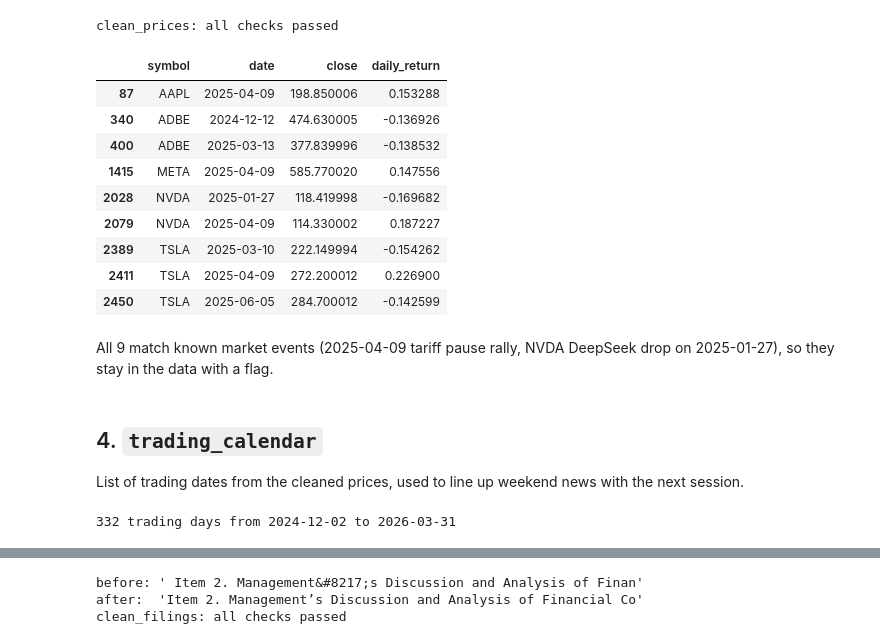
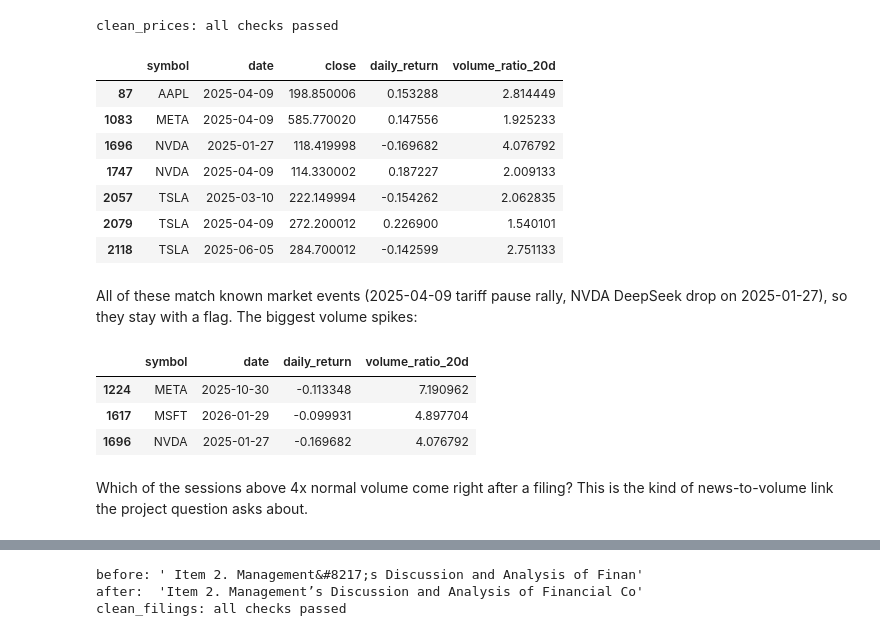
Before and after one commit to xunyangy-afk/Python-Group-Project, a Jupyter notebook: check_cleaning_peter.ipynb, the cells around one changed output, grey strips where cells are left out. Cells and saved outputs as stored; diff of their text form; code cells hidden in the pictures.

```diff
--- a/check_cleaning_peter.ipynb
+++ b/check_cleaning_peter.ipynb
@@ -16,8 +17,9 @@ import pandas as pd
 import clean_peter as cp
 
 pd.set_option("display.max_colwidth", 80)
-prices_raw, news_raw, filings_raw = cp.load_raw()
-pd.DataFrame({"rows": [len(prices_raw), len(news_raw), len(filings_raw)],
-              "cols": [prices_raw.shape[1], news_raw.shape[1], filings_raw.shape[1]]},
+prices_all, news_all, filings_all = cp.load_raw()
+pd.DataFrame({"rows": [len(prices_all), len(news_all), len(filings_all)],
+              "cols": [prices_all.shape[1], news_all.shape[1], filings_all.shape[1]],
+              "symbols": [d["symbol"].nunique() for d in (prices_all, news_all, filings_all)]},
              index=["prices", "news", "filings"])
 # %% [output]
@@ -27,0 +33,11 @@ pd.DataFrame({"rows": [len(prices_raw), len(news_raw), len(filings_raw)],
+# %%
+prices_raw, prices_out = cp.apply_scope(prices_all)
+news_raw, news_out = cp.apply_scope(news_all)
+filings_raw, filings_out = cp.apply_scope(filings_all)
+
+for name, kept, out, full in [("prices", prices_raw, prices_out, prices_all),
+                              ("news", news_raw, news_out, news_all),
+                              ("filings", filings_raw, filings_out, filings_all)]:
+    assert len(kept) + len(out) == len(full)
+    assert set(out["symbol"]) == {"ADBE"} and set(kept["symbol"]) == set(cp.SCOPE_SYMBOLS)
+    print(f"{name:8} {len(full)} = {len(kept)} kept + {len(out)} ADBE excluded")
@@ -101,28 +122,24 @@ print("clean_prices: all checks passed")
 # %% [output]
 clean_prices: all checks passed
 # %%
-prices.loc[prices["flag_large_move"], ["symbol", "date", "close", "daily_return"]]
+prices.loc[prices["flag_large_move"], ["symbol", "date", "close", "daily_return", "volume_ratio_20d"]]
 # %% [output]
-|  | symbol | date | close | daily_return |
-| 87 | AAPL | 2025-04-09 | 198.850006 | 0.153288 |
-| 340 | ADBE | 2024-12-12 | 474.630005 | -0.136926 |
-| 400 | ADBE | 2025-03-13 | 377.839996 | -0.138532 |
-| 1415 | META | 2025-04-09 | 585.770020 | 0.147556 |
-| 2028 | NVDA | 2025-01-27 | 118.419998 | -0.169682 |
-| 2079 | NVDA | 2025-04-09 | 114.330002 | 0.187227 |
-| 2389 | TSLA | 2025-03-10 | 222.149994 | -0.154262 |
-| 2411 | TSLA | 2025-04-09 | 272.200012 | 0.226900 |
-| 2450 | TSLA | 2025-06-05 | 284.700012 | -0.142599 |
+|  | symbol | date | close | daily_return | volume_ratio_20d |
+| 87 | AAPL | 2025-04-09 | 198.850006 | 0.153288 | 2.814449 |
+| 1083 | META | 2025-04-09 | 585.770020 | 0.147556 | 1.925233 |
+| 1696 | NVDA | 2025-01-27 | 118.419998 | -0.169682 | 4.076792 |
+| 1747 | NVDA | 2025-04-09 | 114.330002 | 0.187227 | 2.009133 |
+| 2057 | TSLA | 2025-03-10 | 222.149994 | -0.154262 | 2.062835 |
+| 2079 | TSLA | 2025-04-09 | 272.200012 | 0.226900 | 1.540101 |
+| 2118 | TSLA | 2025-06-05 | 284.700012 | -0.142599 | 2.751133 |
 # %% [markdown]
-All 9 match known market events (2025-04-09 tariff pause rally, NVDA DeepSeek drop on 2025-01-27), so they stay in the data with a flag.
+All of these match known market events (2025-04-09 tariff pause rally, NVDA DeepSeek drop on 2025-01-27), so they stay with a flag. The biggest volume spikes:
-# %% [markdown]
-## 4. `trading_calendar`
-List of trading dates from the cleaned prices, used to line up weekend news with the next session.
-# %%
-days = cp.trading_calendar(prices)
-assert days.is_monotonic_increasing and days.is_unique
-assert (days.dt.dayofweek < 5).all()                         # no weekends
-assert len(days) == prices.groupby("symbol", observed=True).size().iloc[0]
-print(len(days), "trading days from", days.min().date(), "to", days.max().date())
-# %% [output]
-332 trading days from 2024-12-02 to 2026-03-31
+# %%
+prices.nlargest(3, "volume_ratio_20d")[["symbol", "date", "daily_return", "volume_ratio_20d"]]
+# %% [output]
+|  | symbol | date | daily_return | volume_ratio_20d |
+| 1224 | META | 2025-10-30 | -0.113348 | 7.190962 |
+| 1617 | MSFT | 2026-01-29 | -0.099931 | 4.897704 |
+| 1696 | NVDA | 2025-01-27 | -0.169682 | 4.076792 |
+# %% [markdown]
+Which of the sessions above 4x normal volume come right after a filing? This is the kind of news-to-volume link the project question asks about.
```
Also changed, not shown: parts of 44 cells of this notebook, 10 other files.
